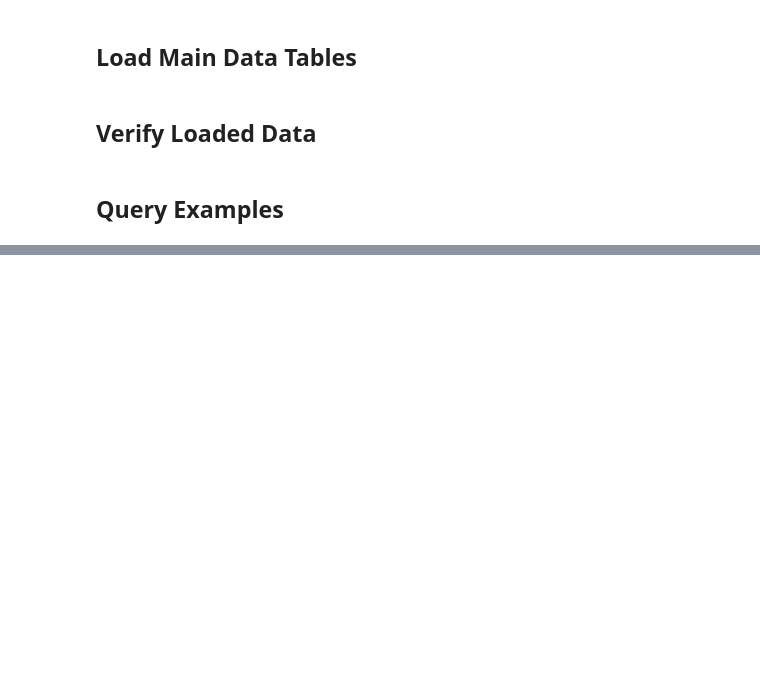
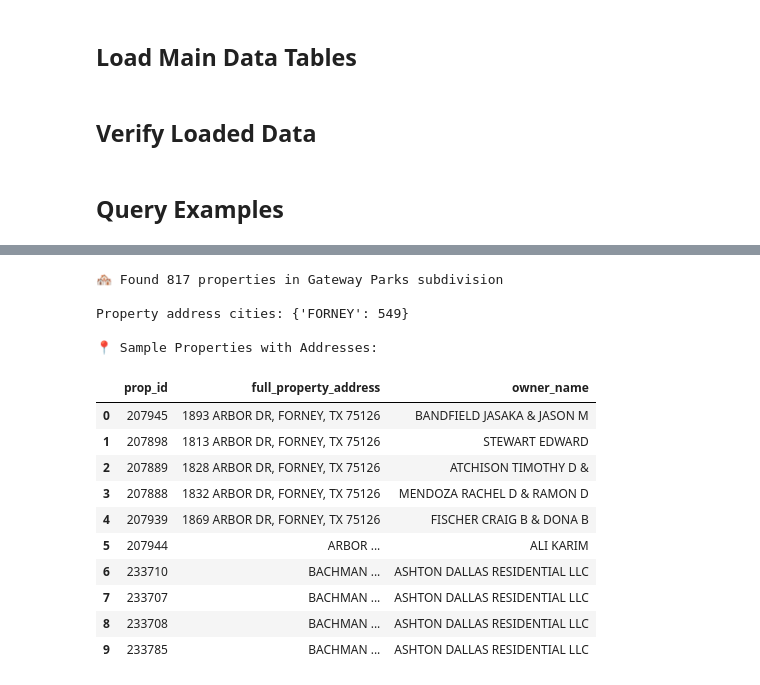
Before and after one commit to tapiwam/kaufman-housing-analysis, a Jupyter notebook: housing1.ipynb, the cells around one changed output, grey strips where cells are left out. Saved outputs shown, nothing was run; the diff lists cells and outputs as text; code cells hidden in the pictures; blank space fills up the shorter version.

```diff
--- a/housing1.ipynb
+++ b/housing1.ipynb
@@ -151,0 +354,60 @@ df
+# %%
+# ============================================
+# GATEWAY PARKS - Find all properties in subdivision
+# ============================================
+
+gateway_query = """
+SELECT
+    prop_id,
+    owner_name,
+    mail_addr_line1 as mail_address,
+    mail_city,
+    mail_state,
+    mail_zip,
+    situs_street,
+    situs_city,
+    situs_zip,
+    legal_desc,
+    -- Create full property address: use mail_address if owner is in FORNEY (owner-occupied)
+    -- Otherwise construct from situs fields
+    CASE
+        WHEN UPPER(mail_city) = 'FORNEY' THEN
+            CONCAT(mail_addr_line1, ', ', 'FORNEY', ', TX ', COALESCE(situs_zip, mail_zip))
+        ELSE
+            CONCAT(COALESCE(situs_street, ''), ', ', COALESCE(situs_city, 'FORNEY'), ', TX ', COALESCE(situs_zip, ''))
+    END as full_property_address
+FROM cad.appraisal_info
+WHERE UPPER(legal_desc) LIKE '%GATEWAY PARK%'
+ORDER BY situs_street
+"""
+
+with conn.cursor() as cur:
+    cur.execute(gateway_query)
+    columns = [desc[0] for desc in cur.description]
+    rows = cur.fetchall()
+
+gateway_parks = pd.DataFrame(rows, columns=columns)
+print(f"🏘️ Found {len(gateway_parks):,} properties in Gateway Parks subdivision")
+print(f"\nProperty address cities: {gateway_parks['situs_city'].value_counts().to_dict()}")
+
+# Show sample with property addresses
+print("\n📍 Sample Properties with Addresses:")
+display_cols = ['prop_id', 'full_property_address', 'owner_name']
+gateway_parks[display_cols].head(10)
+# %% [output]
+🏘️ Found 817 properties in Gateway Parks subdivision
+
+Property address cities: {'FORNEY': 549}
+
+📍 Sample Properties with Addresses:
+|  | prop_id | full_property_address | owner_name |
+| 0 | 207945 | 1893 ARBOR DR, FORNEY, TX 75126 | BANDFIELD JASAKA & JASON M |
+| 1 | 207898 | 1813 ARBOR DR, FORNEY, TX 75126 | STEWART EDWARD |
+| 2 | 207889 | 1828 ARBOR DR, FORNEY, TX 75126 | ATCHISON TIMOTHY D & |
+| 3 | 207888 | 1832 ARBOR DR, FORNEY, TX 75126 | MENDOZA RACHEL D & RAMON D |
+| 4 | 207939 | 1869 ARBOR DR, FORNEY, TX 75126 | FISCHER CRAIG B & DONA B |
+| 5 | 207944 | ARBOR ... | ALI KARIM |
+| 6 | 233710 | BACHMAN ... | ASHTON DALLAS RESIDENTIAL LLC |
+| 7 | 233707 | BACHMAN ... | ASHTON DALLAS RESIDENTIAL LLC |
+| 8 | 233708 | BACHMAN ... | ASHTON DALLAS RESIDENTIAL LLC |
+| 9 | 233785 | BACHMAN ... | ASHTON DALLAS RESIDENTIAL LLC |
```
Also changed, not shown: parts of 14 cells of this notebook, 4 other files.
